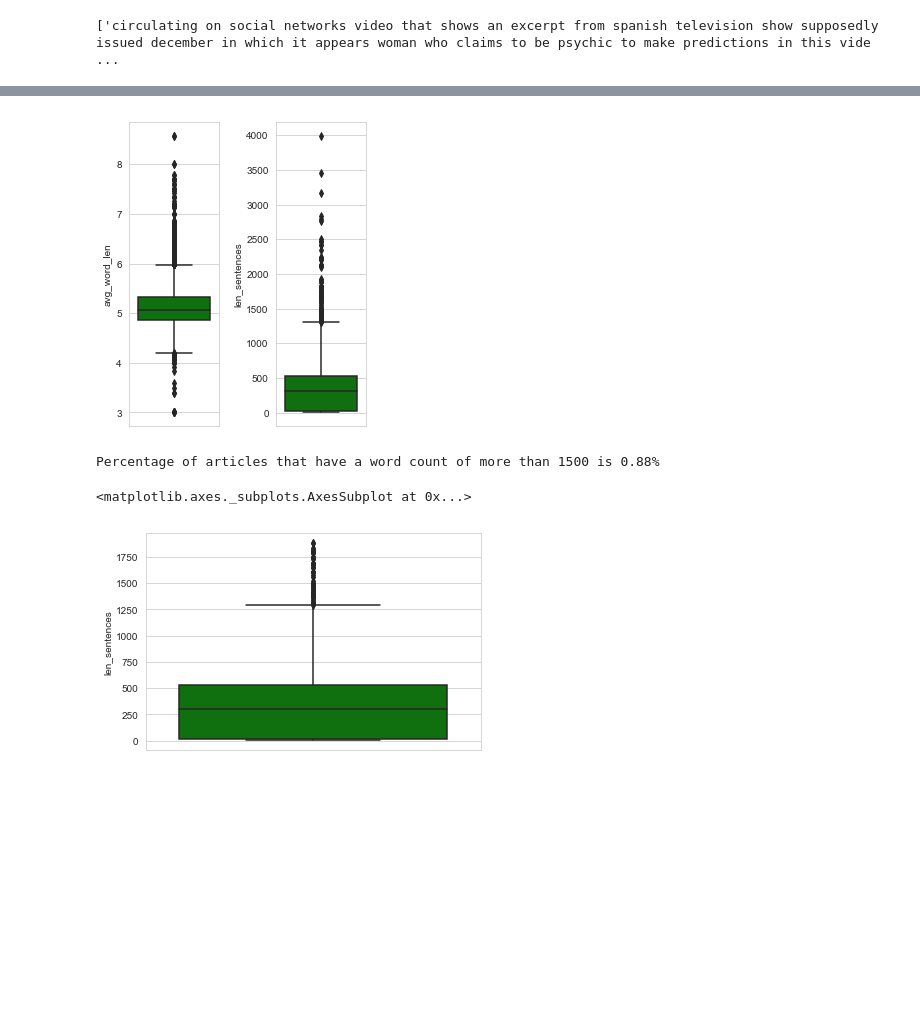
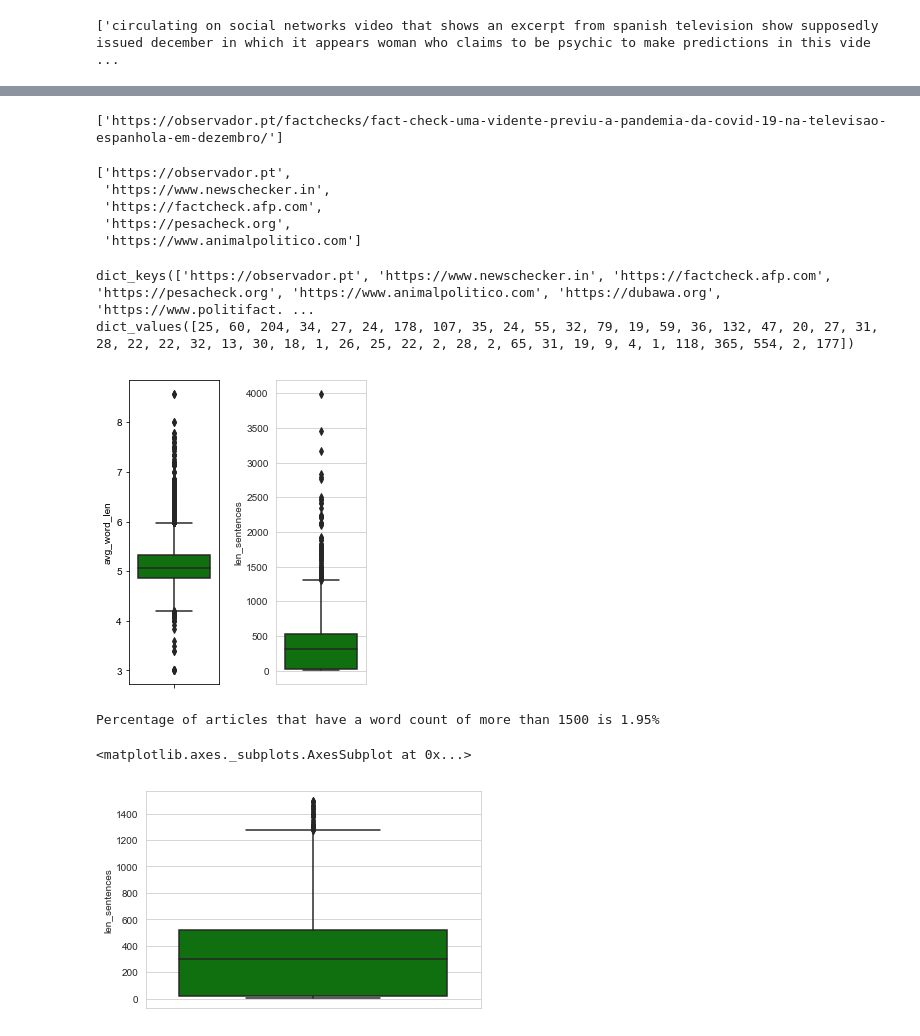
Before and after one commit to MarShaikh/FakeNews-Covid19, a Jupyter notebook: JupyterNotebooks/LSTM_RNN_Implementation.ipynb, the cells around one changed output, grey strips where cells are left out. Saved outputs shown, nothing was run; the diff lists cells and outputs as text; code cells hidden in the pictures; blank space fills up the shorter version.

```diff
--- a/JupyterNotebooks/LSTM_RNN_Implementation.ipynb
+++ b/JupyterNotebooks/LSTM_RNN_Implementation.ipynb
@@ -188,0 +205,4 @@ df.head(1)
+# %%
+all_url[:1]
+# %% [output]
+['https://observador.pt/factchecks/fact-check-uma-vidente-previu-a-pandemia-da-covid-19-na-televisao-espanhola-em-dezembro/']
@@ -189,3 +217,27 @@ df.head(1)
+# %%
+#contains the domain names that are present in the list of urls
+domain_name_list[:5]
+# %% [output]
+['https://observador.pt',
+ 'https://www.newschecker.in',
+ 'https://factcheck.afp.com',
+ 'https://pesacheck.org',
+ 'https://www.animalpolitico.com']
+# %%
+#this shows where the data is coming from and domains that contibute to fake news or not.
+
+print(Counter(domain_name_list).keys())
+print(Counter(domain_name_list).values())
+# %% [output]
+dict_keys(['https://observador.pt', 'https://www.newschecker.in', 'https://factcheck.afp.com', 'https://pesacheck.org', 'https://www.animalpolitico.com', 'https://dubawa.org', 'https://www.politifact. ...
+dict_values([25, 60, 204, 34, 27, 24, 178, 107, 35, 24, 55, 32, 79, 19, 59, 36, 132, 47, 20, 27, 31, 28, 22, 22, 32, 13, 30, 18, 1, 26, 25, 22, 2, 28, 2, 65, 31, 19, 9, 4, 1, 118, 365, 554, 2, 177])
+# %%
+df_nc['source'] = domain_name_list
+# %%
+df_nc.drop('URL', axis=1, inplace=True)
+df_nc.drop('text', axis=1, inplace=True)
+# %%
+df_nc['text'] = corpus
 # %%
 import seaborn as sns
 l = ['avg_word_len', 'len_sentences']
@@ -195,26 +247,26 @@ plt.figure(figsize=(2*number_of_columns,6*number_of_rows))
 for i in range(0,len(l)):
     plt.subplot(number_of_rows + 1,number_of_columns,i+1)
     sns.set_style('whitegrid')
-    sns.boxplot(df[l[i]],color='green',orient='v')
+    sns.boxplot(df_nc[l[i]],color='green',orient='v')
     plt.tight_layout()
 # %% [output]
-[figure, old version]
+[figure, new version]
 # %%
 sum = 0
 for x in range(1500, 4000, 1000 ):
-    results = df[df['len_sentences'] > x]
+    results = df_nc[df_nc['len_sentences'] > x]
     sum = sum + results['title '].size
 
-amt = (sum/df['title '].size)*100
+amt = (sum/df_nc['title '].size)*100
 print('Percentage of articles that have a word count of more than 1500 is {percent:.2f}%'.format(percent = amt))
 # %% [output]
-Percentage of articles that have a word count of more than 1500 is 0.88%
+Percentage of articles that have a word count of more than 1500 is 1.95%
 # %%
 #articles of word count more than 1900 are thus being dropped
-result_df = df[df['len_sentences']>=1900]
+result_df = df_nc[df_nc['len_sentences']>=1500]
 
-df.drop(df[df['len_sentences'] >= 1900].index, inplace = True)
-sns.boxplot(df['len_sentences'],color='green',orient='v')
+df_nc.drop(df_nc[df_nc['len_sentences'] >= 1500].index, inplace = True)
+sns.boxplot(df_nc['len_sentences'],color='green',orient='v')
 # %% [output]
 <matplotlib.axes._subplots.AxesSubplot at 0x...>
-[figure, old version]
+[figure, new version]
```
Also changed, not shown: parts of 45 cells of this notebook.
